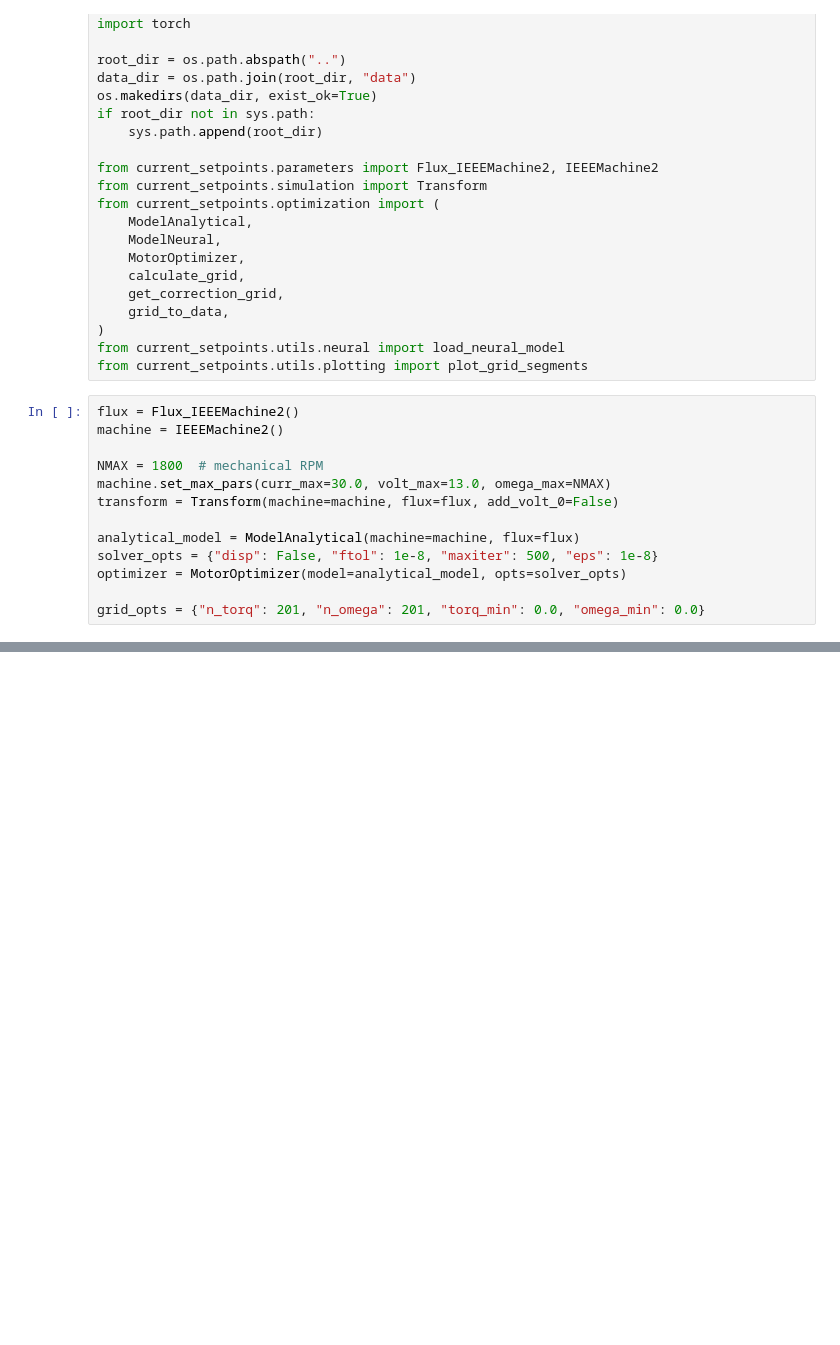
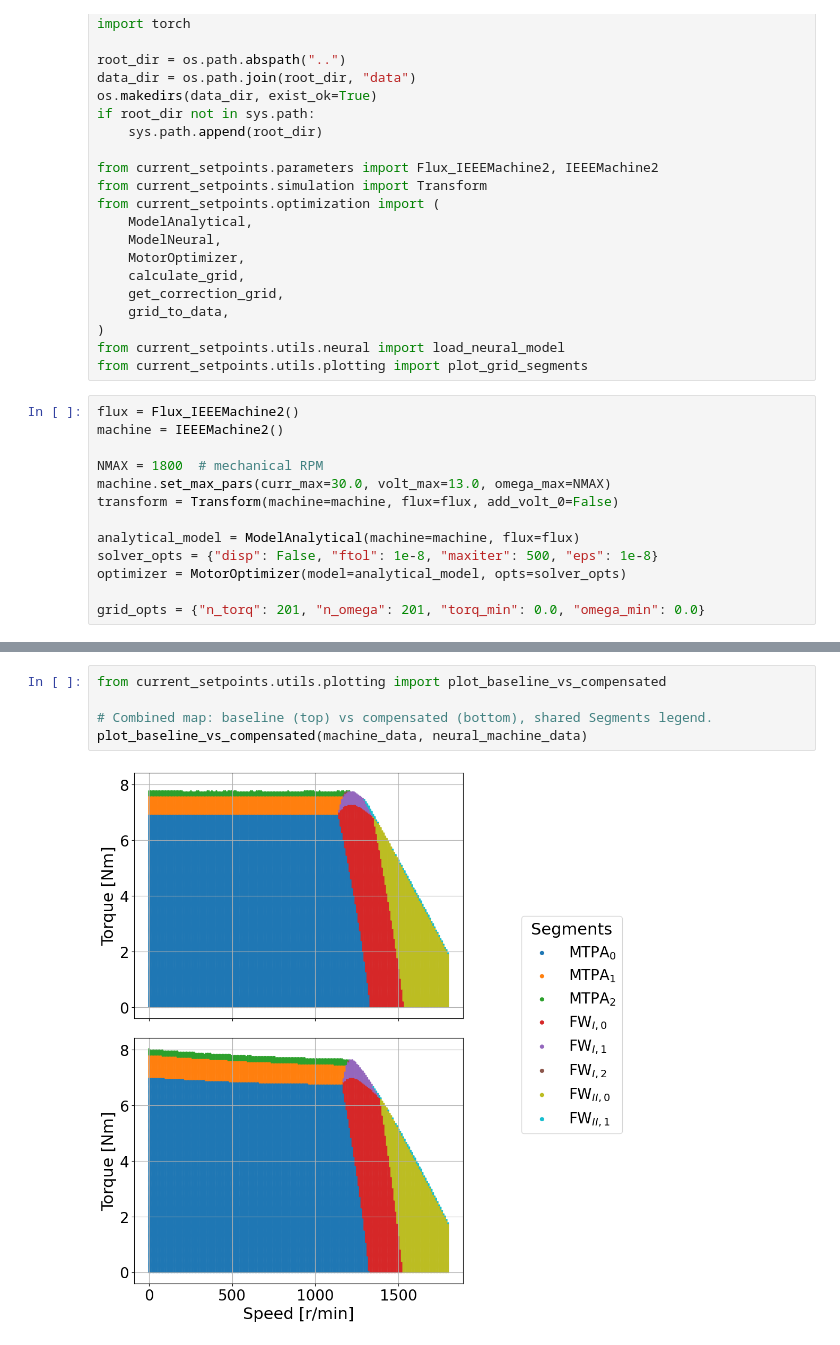
Before and after one commit to AI-RICE/current-setpoints, a Jupyter notebook: notebooks/main_silu_0344.ipynb, the cells around one changed output, grey strips where cells are left out. Saved outputs shown, nothing was run; the diff lists cells and outputs as text; blank space fills up the shorter version.

```diff
--- a/notebooks/main_silu_0344.ipynb
+++ b/notebooks/main_silu_0344.ipynb
@@ -232,5 +185,12 @@ Compensated neural grid successfully calculated and saved to 'c:\Users\matas\Des
 Plotting compensated neural grid...
 [figure]
+# %%
+from current_setpoints.utils.plotting import plot_baseline_vs_compensated
+
+# Combined map: baseline (top) vs compensated (bottom), shared Segments legend.
+plot_baseline_vs_compensated(machine_data, neural_machine_data)
+# %% [output]
+[figure, added]
 # %%
 # Global model performance: analytical vs. neural on experimental data.
 # RMSE is computed on the held-out test split (matching the train/test
```
Also changed, not shown: parts of 8 cells of this notebook, 10 other files.
